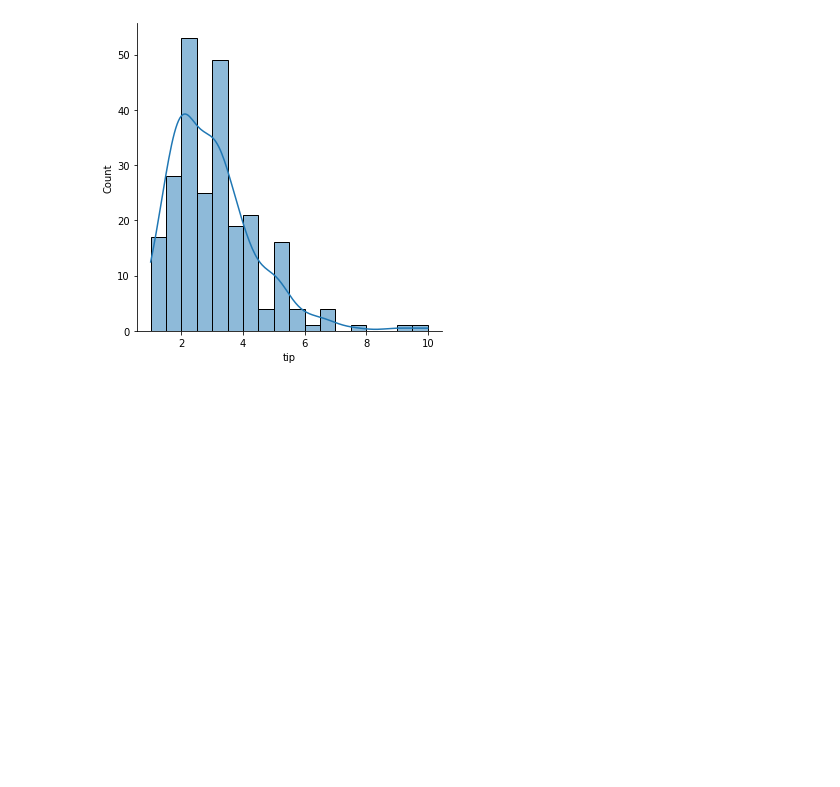
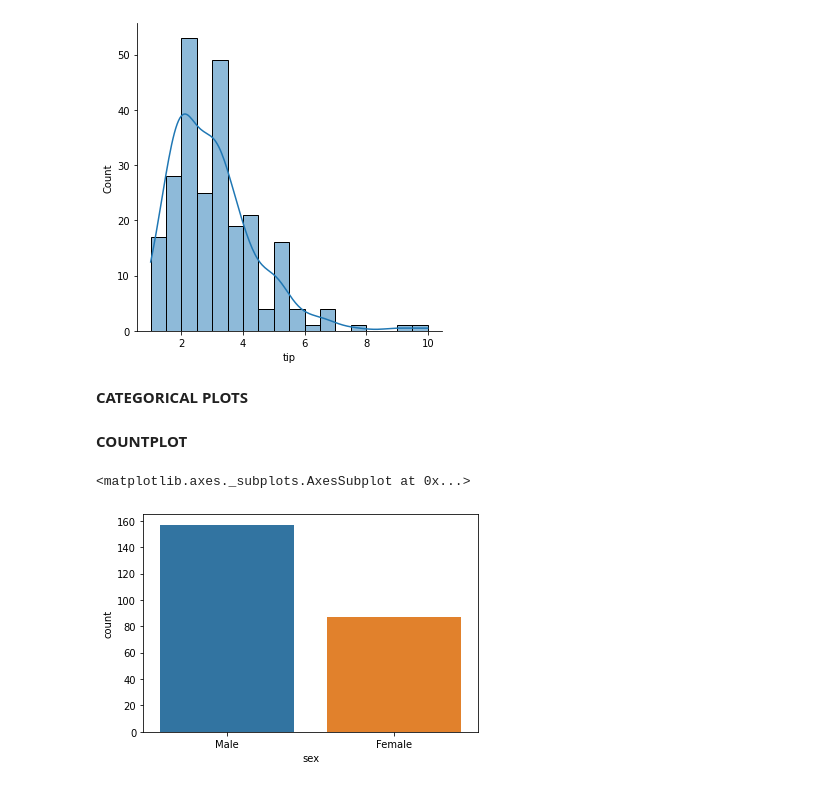
Before and after one commit to Airinelizabath/PROGRAMREPO, a Jupyter notebook: PLOTING.ipynb, the cells around one changed output. Cells and saved outputs as stored; diff of their text form; code cells hidden in the pictures; blank space fills up the shorter version.

```diff
--- a/PLOTING.ipynb
+++ b/PLOTING.ipynb
@@ -189,3 +189,12 @@ sns.displot(df['tip'], kde=True)
 # %% [output]
 <seaborn.axisgrid.FacetGrid at 0x...>
 [figure]
+# %% [markdown]
+**CATEGORICAL PLOTS**
+# %% [markdown]
+**COUNTPLOT**
+# %%
+sns.countplot('sex',data=df)   # counts the observations in each categorical bin using bars
+# %% [output]
+<matplotlib.axes._subplots.AxesSubplot at 0x...>
+[figure, added]
```
Also changed, not shown: parts of 10 cells of this notebook.
